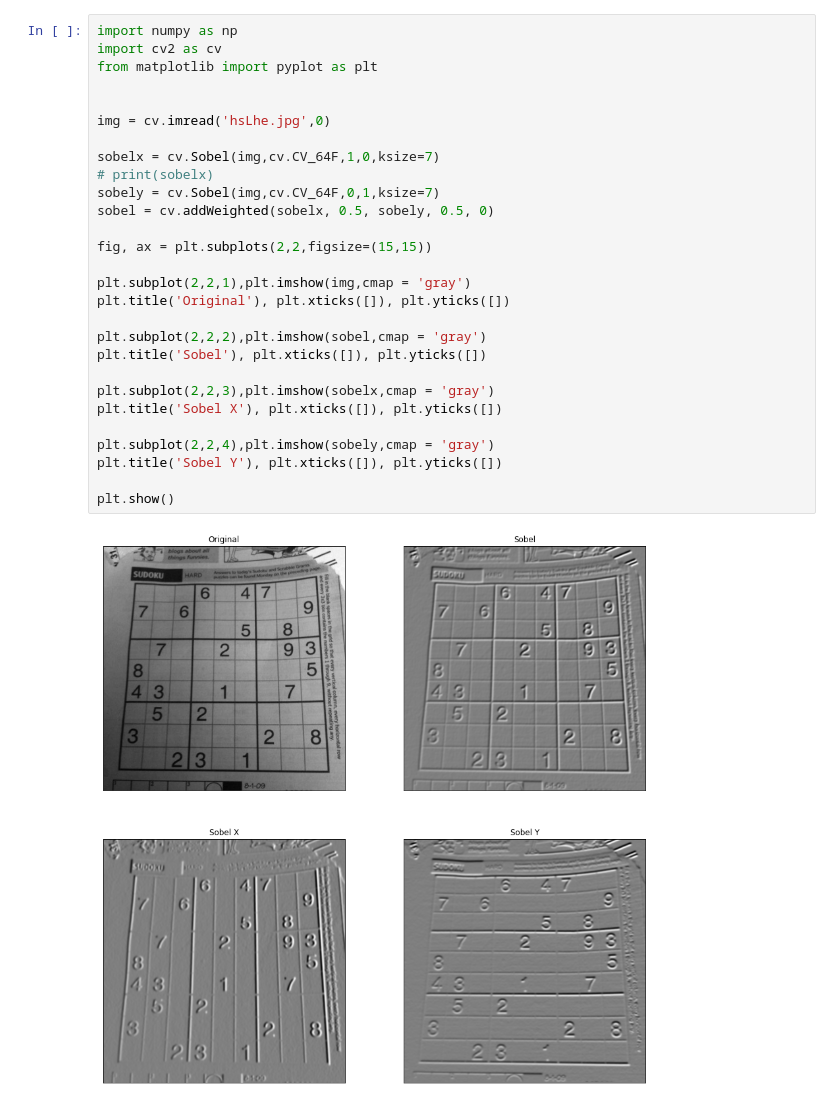
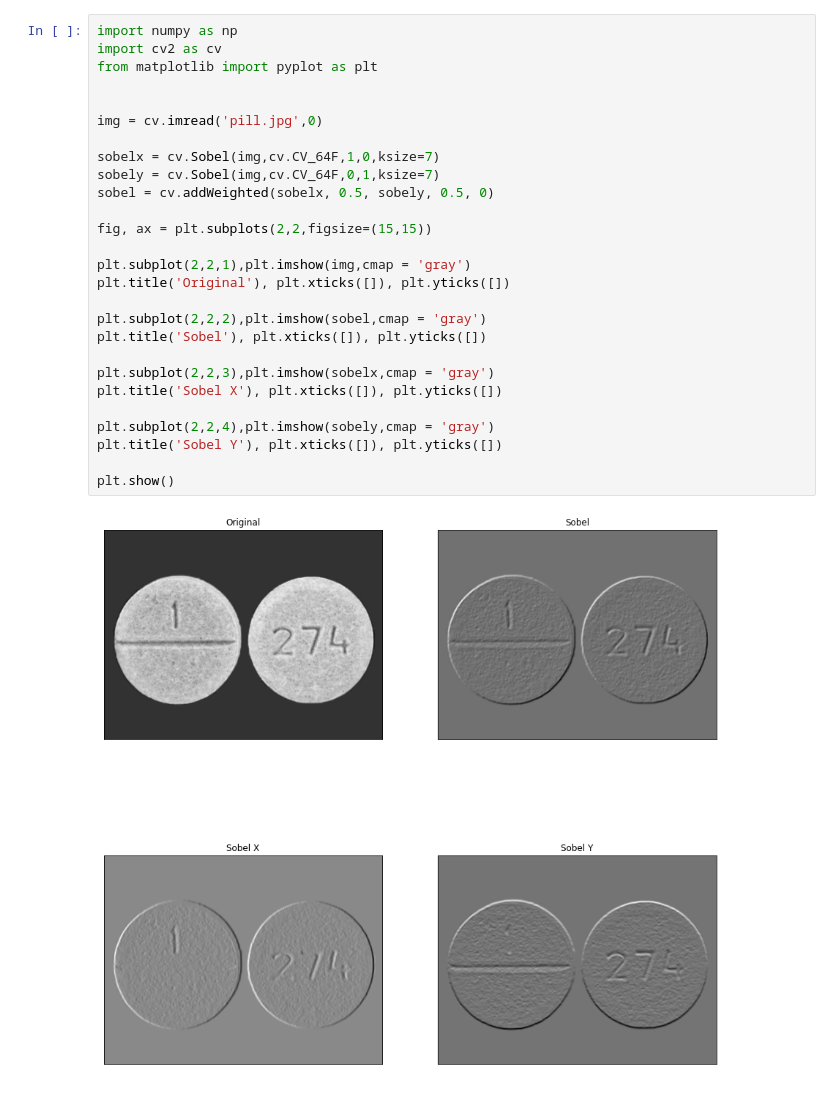
Before and after one commit to Mostafa-Medhat/ComputerVision_Task2_EdgeDetection, a Jupyter notebook: Task2.ipynb, the cells around one changed output. Cells and saved outputs as stored; diff of their text form.

```diff
--- a/Task2.ipynb
+++ b/Task2.ipynb
@@ -62,33 +57,32 @@ main()
 # %%
 import numpy as np
 import cv2 as cv
 from matplotlib import pyplot as plt
 
 
-img = cv.imread('hsLhe.jpg',0)
+img = cv.imread('pill.jpg',0)
 
 sobelx = cv.Sobel(img,cv.CV_64F,1,0,ksize=7)
-# print(sobelx)
 sobely = cv.Sobel(img,cv.CV_64F,0,1,ksize=7)
 sobel = cv.addWeighted(sobelx, 0.5, sobely, 0.5, 0)
 
 fig, ax = plt.subplots(2,2,figsize=(15,15))
 
 plt.subplot(2,2,1),plt.imshow(img,cmap = 'gray')
 plt.title('Original'), plt.xticks([]), plt.yticks([])
 
 plt.subplot(2,2,2),plt.imshow(sobel,cmap = 'gray')
 plt.title('Sobel'), plt.xticks([]), plt.yticks([])
 
 plt.subplot(2,2,3),plt.imshow(sobelx,cmap = 'gray')
 plt.title('Sobel X'), plt.xticks([]), plt.yticks([])
 
 plt.subplot(2,2,4),plt.imshow(sobely,cmap = 'gray')
 plt.title('Sobel Y'), plt.xticks([]), plt.yticks([])
 
 plt.show()
 # %% [output]
-[figure, old version]
+[figure, new version]
 # %%
 #ref:https://docs.opencv.org/4.x/da/d22/tutorial_py_canny.html
 import numpy as np
```
Also changed, not shown: parts of 4 cells of this notebook, 1 other file.
